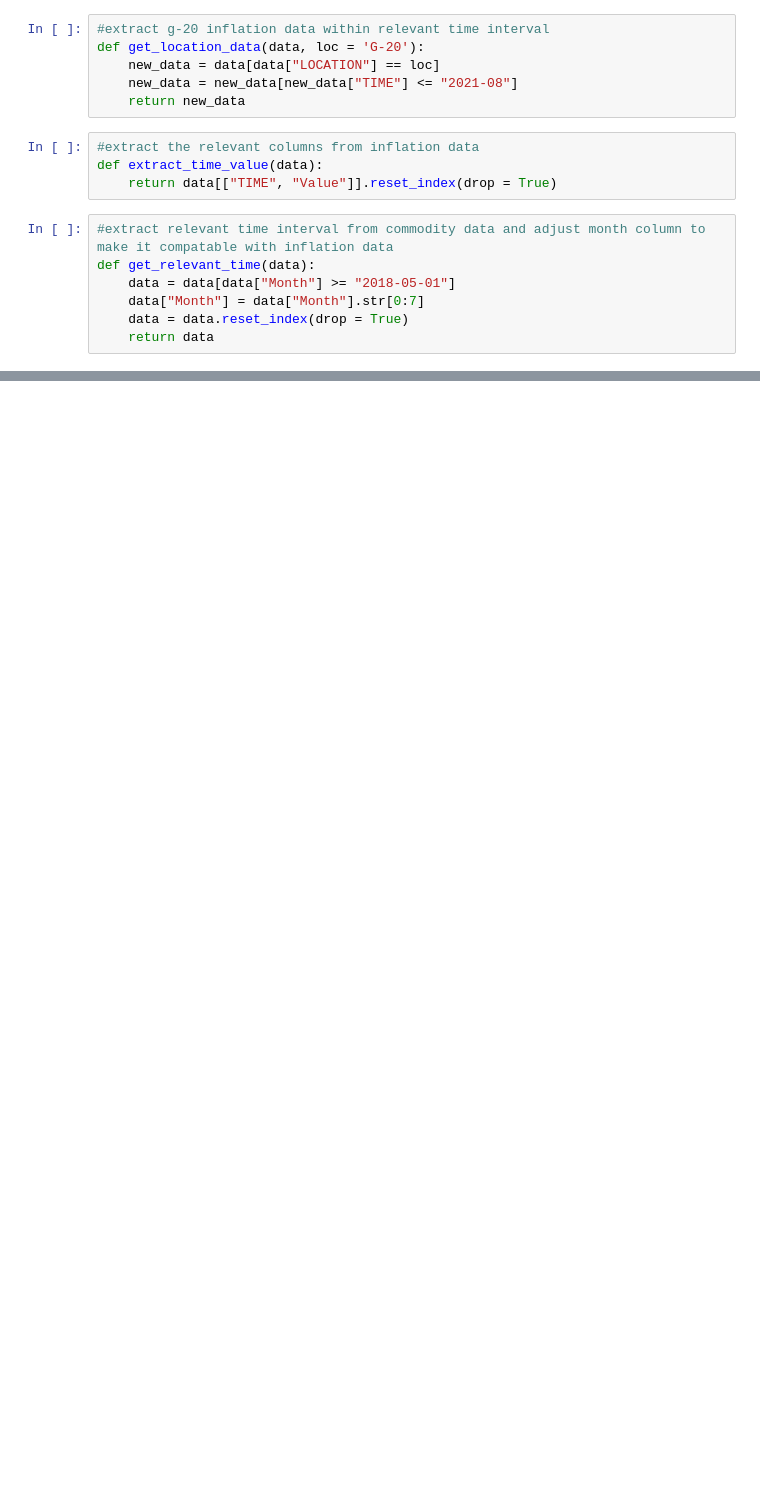
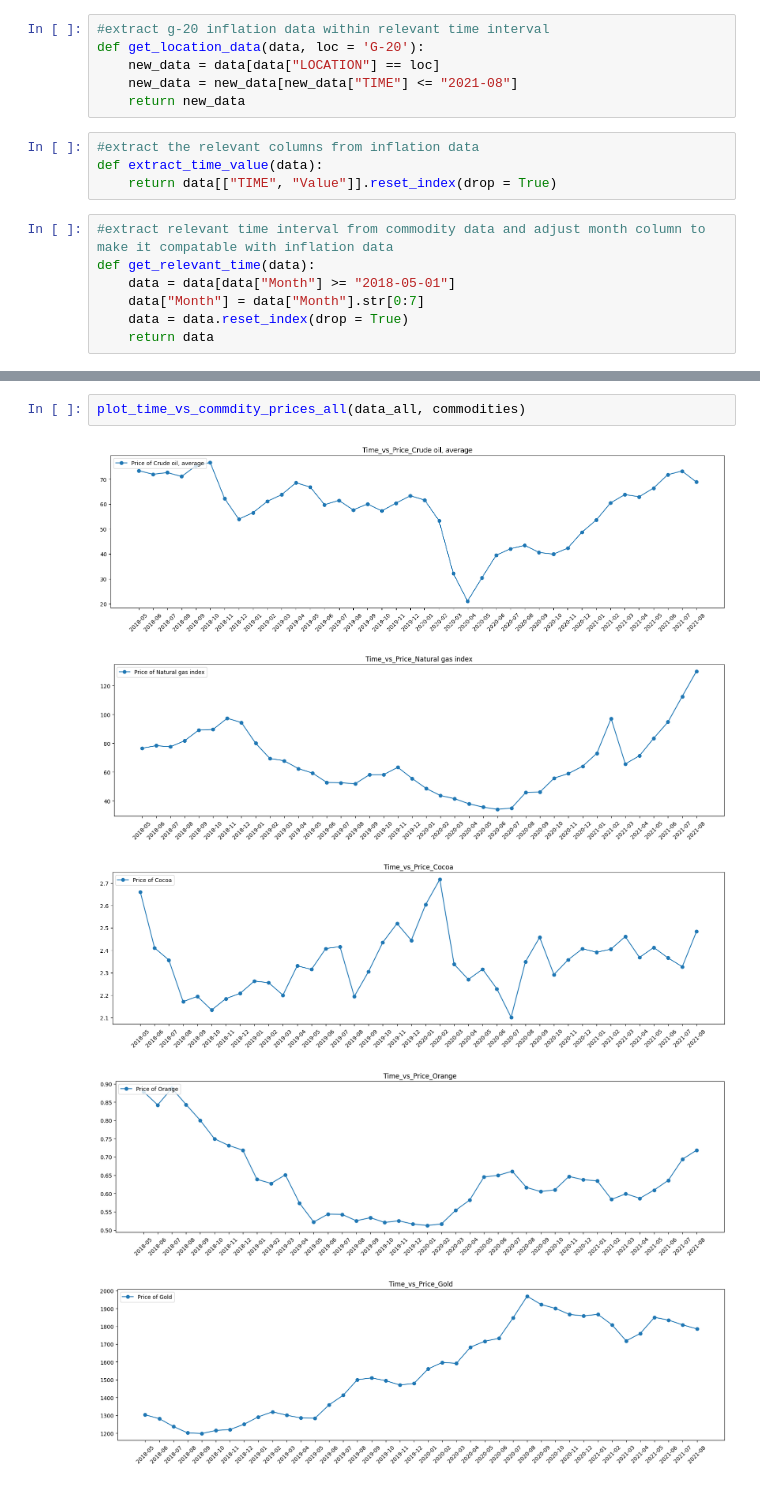
Before and after one commit to doganparlak/DigitalToolsForFinance, a Jupyter notebook: notebook/project_notebook.ipynb, the cells around one changed output, grey strips where cells are left out. Saved outputs shown, nothing was run; the diff lists cells and outputs as text; blank space fills up the shorter version.

```diff
--- a/notebook/project_notebook.ipynb
+++ b/notebook/project_notebook.ipynb
@@ -89,0 +123,8 @@ commodity_data
+# %%
+plot_time_vs_commdity_prices_all(data_all, commodities)
+# %% [output]
+[figure, added]
+[figure, added]
+[figure, added]
+[figure, added]
+[figure, added]
```
Also changed, not shown: parts of 25 cells of this notebook.
